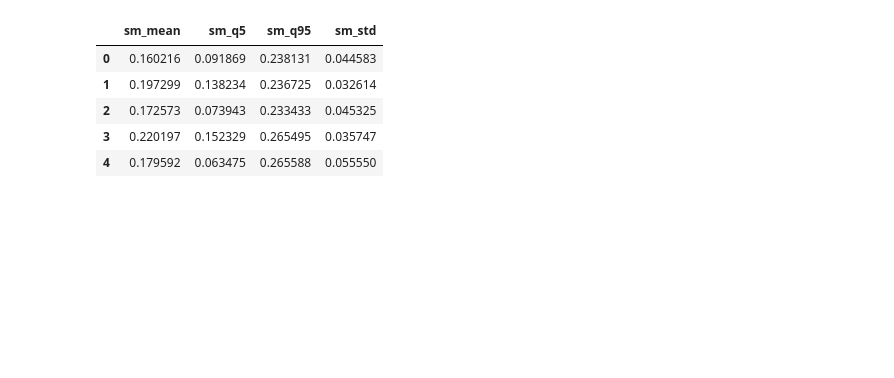
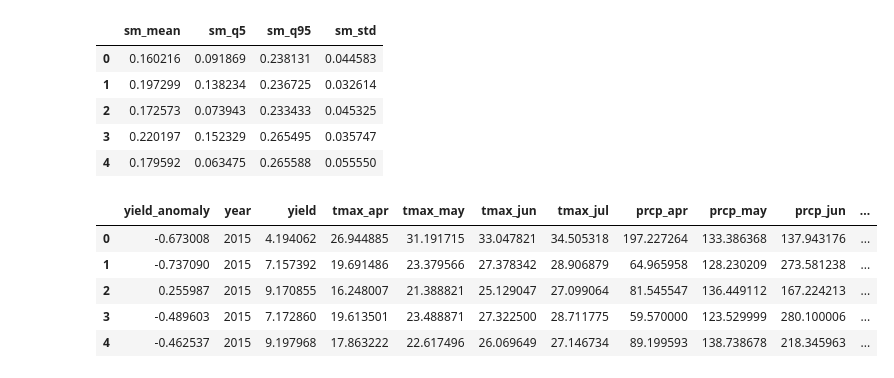
Before and after one commit to tomasub/ml-project, a Jupyter notebook: regression_3.ipynb, the cells around one changed output. Saved outputs shown, nothing was run; the diff lists cells and outputs as text; code cells hidden in the pictures; blank space fills up the shorter version.

```diff
--- a/regression_3.ipynb
+++ b/regression_3.ipynb
@@ -37,6 +40,25 @@ sm_data.head()
 | 2 | 0.172573 | 0.073943 | 0.233433 | 0.045325 |
 | 3 | 0.220197 | 0.152329 | 0.265495 | 0.035747 |
 | 4 | 0.179592 | 0.063475 | 0.265588 | 0.055550 |
+# %%
+# Calculate yield anomaly per county per datapoint for the logistic regressiojn
+
+train_years_mask = soy_raw['year'] < 2018
+county_train_mean = soy_raw.loc[train_years_mask].groupby('county')['yield'].mean()
+county_train_mean.name = 'county_mean_yield'
+
+soy_raw = soy_raw.merge(county_train_mean, on='county', how='left')
+soy_raw.insert(0,'yield_anomaly', soy_raw['yield']-soy_raw['county_mean_yield'])
+soy_raw = soy_raw.drop(labels=['county_mean_yield','county'],axis=1)
+
+soy_raw.head()
+# %% [output]
+|  | yield_anomaly | year | yield | tmax_apr | tmax_may | tmax_jun | tmax_jul | prcp_apr | prcp_may | prcp_jun | ... |
+| 0 | -0.673008 | 2015 | 4.194062 | 26.944885 | 31.191715 | 33.047821 | 34.505318 | 197.227264 | 133.386368 | 137.943176 | ... |
+| 1 | -0.737090 | 2015 | 7.157392 | 19.691486 | 23.379566 | 27.378342 | 28.906879 | 64.965958 | 128.230209 | 273.581238 | ... |
+| 2 | 0.255987 | 2015 | 9.170855 | 16.248007 | 21.388821 | 25.129047 | 27.099064 | 81.545547 | 136.449112 | 167.224213 | ... |
+| 3 | -0.489603 | 2015 | 7.172860 | 19.613501 | 23.488871 | 27.322500 | 28.711775 | 59.570000 | 123.529999 | 280.100006 | ... |
+| 4 | -0.462537 | 2015 | 9.197968 | 17.863222 | 22.617496 | 26.069649 | 27.146734 | 89.199593 | 138.738678 | 218.345963 | ... |
 # %%
 # Combine all values into one final dataframe
 
```
Also changed, not shown: parts of 13 cells of this notebook, 3 other files.
